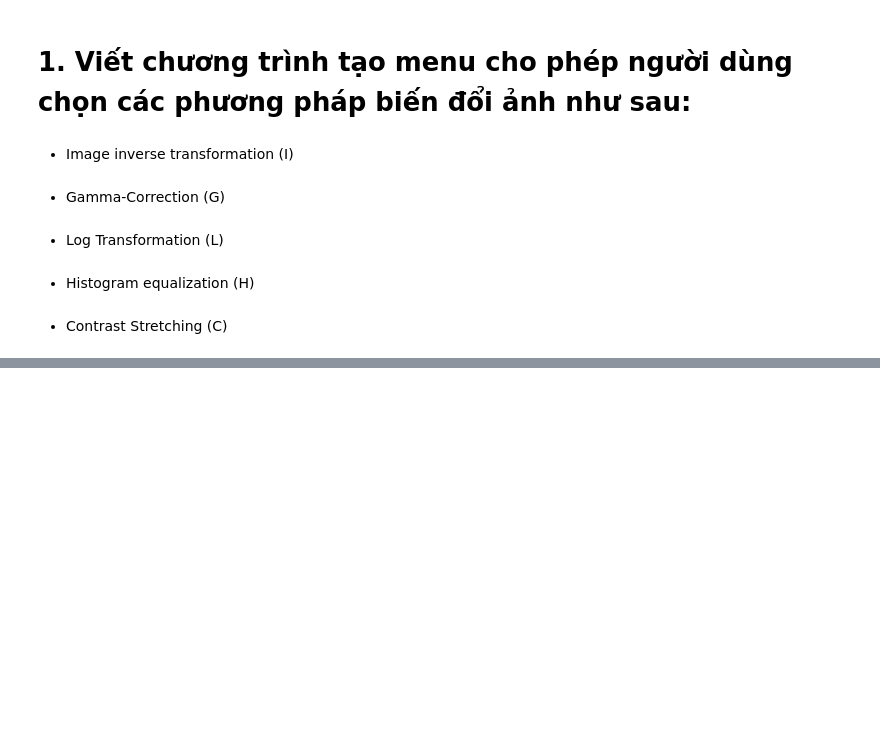
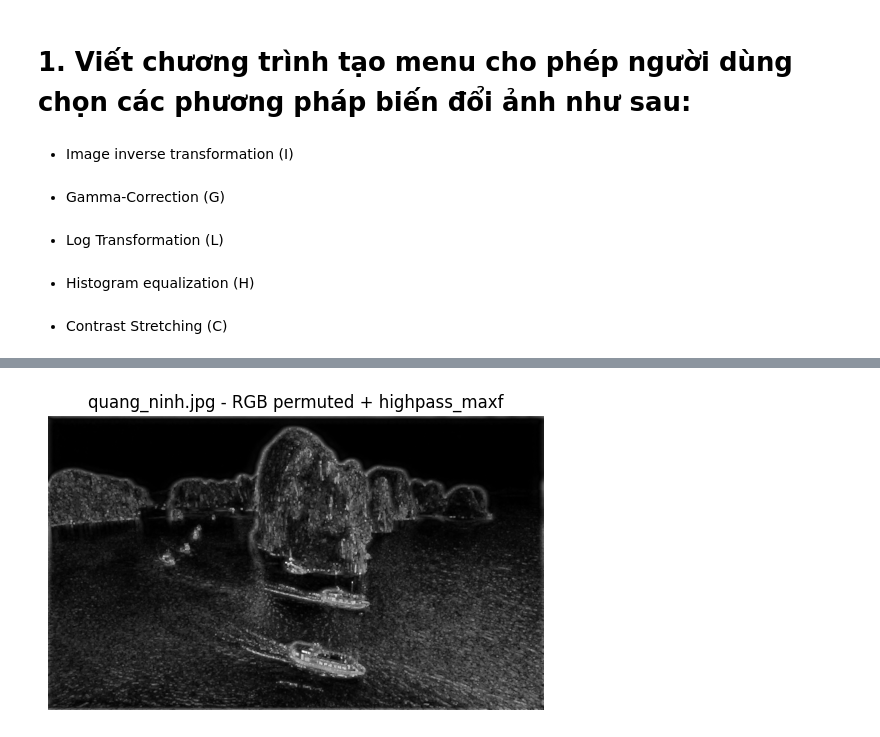
Before and after one commit to Taibbuii/PROJECT_UNI, a Jupyter notebook: Lab2/lab2-207CT58588-BuiHuuTai.ipynb, the cells around one changed output, grey strips where cells are left out. Cells and saved outputs as stored; diff of their text form; code cells hidden in the pictures; blank space fills up the shorter version.

```diff
--- a/Lab2/lab2-207CT58588-BuiHuuTai.ipynb
+++ b/Lab2/lab2-207CT58588-BuiHuuTai.ipynb
@@ -36,0 +365,90 @@ plt.show()
+# %%
+from scipy.ndimage import minimum_filter, maximum_filter
+
+def fast_fourier(img_arr):
+    f = np.fft.fft2(img_arr)
+    fshift = np.fft.fftshift(f)
+    magnitude_spectrum = 20 * np.log(np.abs(fshift) + 1)
+    return np.clip(magnitude_spectrum, 0, 255).astype(np.uint8)
+
+def butterworth_lowpass(img_arr, cutoff=30, order=2):
+    rows, cols = img_arr.shape
+    crow, ccol = rows // 2, cols // 2
+    u = np.arange(rows)
+    v = np.arange(cols)
+    U, V = np.meshgrid(u - crow, v - ccol, indexing='ij')
+    D = np.sqrt(U**2 + V**2)
+    H = 1 / (1 + (D / cutoff)**(2 * order))
+    F = np.fft.fft2(img_arr)
+    F_shifted = np.fft.fftshift(F)
+    G = H * F_shifted
+    G_ishift = np.fft.ifftshift(G)
+    img_back = np.fft.ifft2(G_ishift)
+    return np.clip(np.abs(img_back), 0, 255).astype(np.uint8)
+
+def butterworth_highpass(img_arr, cutoff=30, order=2):
+    rows, cols = img_arr.shape
+    crow, ccol = rows // 2, cols // 2
+    u = np.arange(rows)
+    v = np.arange(cols)
+    U, V = np.meshgrid(u - crow, v - ccol, indexing='ij')
+    D = np.sqrt(U**2 + V**2)
+    H = 1 / (1 + (cutoff / D)**(2 * order))
+    H[D == 0] = 0
+    F = np.fft.fft2(img_arr)
+    F_shifted = np.fft.fftshift(F)
+    G = H * F_shifted
+    G_ishift = np.fft.ifftshift(G)
+    img_back = np.fft.ifft2(G_ishift)
+    return np.clip(np.abs(img_back), 0, 255).astype(np.uint8)
+
+def apply_min_filter(img_arr, size=3):
+    return minimum_filter(img_arr, size=size)
+
+def apply_max_filter(img_arr, size=3):
+    return maximum_filter(img_arr, size=size)
+
+def random_rgb_permutation(img_rgb):
+    channels = [0, 1, 2]
+    random.shuffle(channels)
+    return img_rgb[:, :, channels]
+
+def process_random_rgb_and_freq_transform():
+    for filename in image_list:
+        filepath = os.path.join(input_folder, filename)
+        img = Image.open(filepath).convert('RGB')
+        img_rgb = np.asarray(img)
+
+        img_rgb_perm = random_rgb_permutation(img_rgb)
+
+        img_gray = Image.fromarray(img_rgb_perm).convert('L')
+        img_arr = np.asarray(img_gray)
+
+        transforms = [
+            ('fft', fast_fourier),
+            ('lowpass', butterworth_lowpass),
+            ('highpass', butterworth_highpass)
+        ]
+        method_name, func = random.choice(transforms)
+        result = func(img_arr)
+
+        if method_name == 'lowpass':
+            result = apply_min_filter(result)
+            method_name += '_minf'
+        elif method_name == 'highpass':
+            result = apply_max_filter(result)
+            method_name += '_maxf'
+
+        output_filename = f"{os.path.splitext(filename)[0]}_RGBperm_{method_name}.png"
+        output_path = os.path.join(output_folder, output_filename)
+        Image.fromarray(result).save(output_path)
+
+        plt.figure()
+        plt.title(f"{filename} - RGB permuted + {method_name}")
+        plt.imshow(result, cmap='gray')
+        plt.axis('off')
+        plt.show()
+
+process_random_rgb_and_freq_transform()
+# %% [output]
+[figure, added]
```
Also changed, not shown: parts of 11 cells of this notebook, 39 other files.
